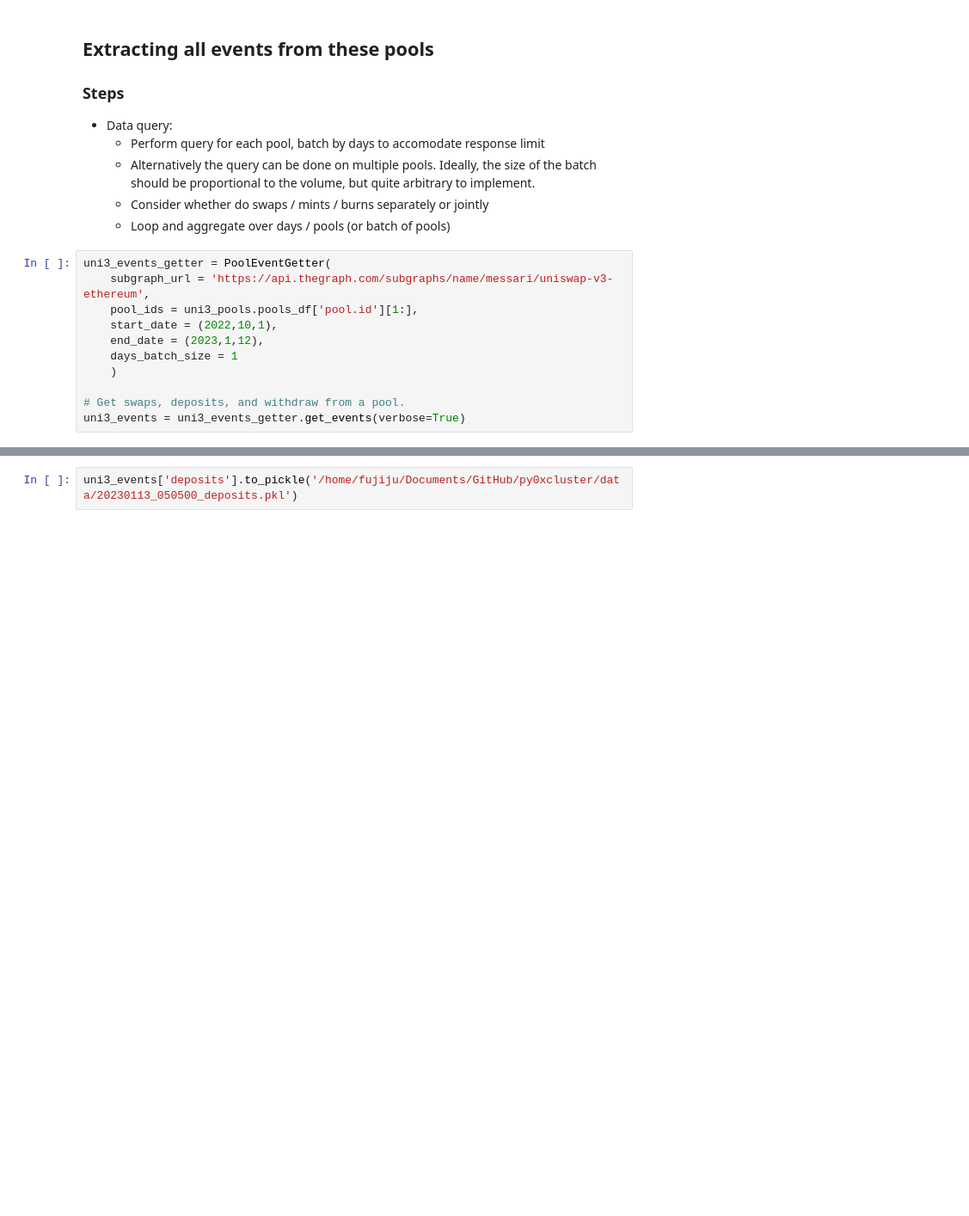
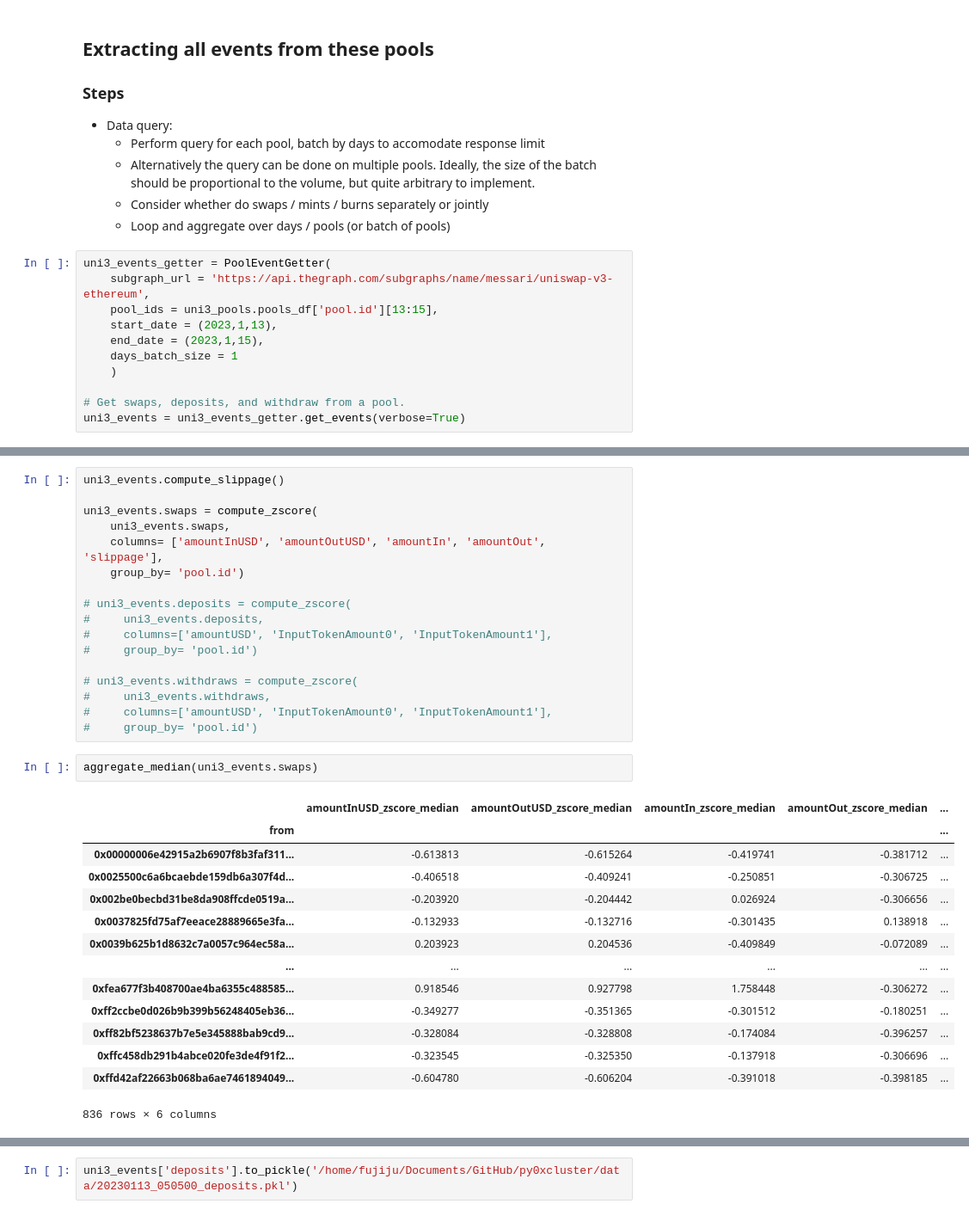
Before and after one commit to juliencarponcy/py0xcluster, a Jupyter notebook: notebooks/Pool_clustering.ipynb, the cells around one changed output, grey strips where cells are left out. Shown at 86% size. Cells and saved outputs as stored; diff of their text form; blank space fills up the shorter version.

```diff
--- a/notebooks/Pool_clustering.ipynb
+++ b/notebooks/Pool_clustering.ipynb
@@ -158,9 +149,9 @@ Queriying from 2022-12-30 00:00:00 to 2023-01-12 00:00:00
 # %%
 uni3_events_getter = PoolEventGetter(
     subgraph_url = 'https://api.thegraph.com/subgraphs/name/messari/uniswap-v3-ethereum',
-    pool_ids = uni3_pools.pools_df['pool.id'][1:],
-    start_date = (2022,10,1),
-    end_date = (2023,1,12),
+    pool_ids = uni3_pools.pools_df['pool.id'][13:15],
+    start_date = (2023,1,13),
+    end_date = (2023,1,15),
     days_batch_size = 1
     )
 
@@ -219 +199,35 @@ uni3_events['deposits']
+# %%
+uni3_events.compute_slippage()
+
+uni3_events.swaps = compute_zscore(
+    uni3_events.swaps,
+    columns= ['amountInUSD', 'amountOutUSD', 'amountIn', 'amountOut', 'slippage'],
+    group_by= 'pool.id')
+
+# uni3_events.deposits = compute_zscore(
+#     uni3_events.deposits,
+#     columns=['amountUSD', 'InputTokenAmount0', 'InputTokenAmount1'],
+#     group_by= 'pool.id')
+
+# uni3_events.withdraws = compute_zscore(
+#     uni3_events.withdraws,
+#     columns=['amountUSD', 'InputTokenAmount0', 'InputTokenAmount1'],
+#     group_by= 'pool.id')
+# %%
+aggregate_median(uni3_events.swaps)
+# %% [output]
+|  | amountInUSD_zscore_median | amountOutUSD_zscore_median | amountIn_zscore_median | amountOut_zscore_median | ... |
+| from |  |  |  |  | ... |
+| 0x00000006e42915a2b6907f8b3faf311... | -0.613813 | -0.615264 | -0.419741 | -0.381712 | ... |
+| 0x0025500c6a6bcaebde159db6a307f4d... | -0.406518 | -0.409241 | -0.250851 | -0.306725 | ... |
+| 0x002be0becbd31be8da908ffcde0519a... | -0.203920 | -0.204442 | 0.026924 | -0.306656 | ... |
+| 0x0037825fd75af7eeace28889665e3fa... | -0.132933 | -0.132716 | -0.301435 | 0.138918 | ... |
+| 0x0039b625b1d8632c7a0057c964ec58a... | 0.203923 | 0.204536 | -0.409849 | -0.072089 | ... |
+| ... | ... | ... | ... | ... | ... |
+| 0xfea677f3b408700ae4ba6355c488585... | 0.918546 | 0.927798 | 1.758448 | -0.306272 | ... |
+| 0xff2ccbe0d026b9b399b56248405eb36... | -0.349277 | -0.351365 | -0.301512 | -0.180251 | ... |
+| 0xff82bf5238637b7e5e345888bab9cd9... | -0.328084 | -0.328808 | -0.174084 | -0.396257 | ... |
+| 0xffc458db291b4abce020fe3de4f91f2... | -0.323545 | -0.325350 | -0.137918 | -0.306696 | ... |
+| 0xffd42af22663b068ba6ae7461894049... | -0.604780 | -0.606204 | -0.391018 | -0.398185 | ... |
+836 rows × 6 columns
 # %%
```
Also changed, not shown: parts of 6 cells of this notebook, 12 other files.
